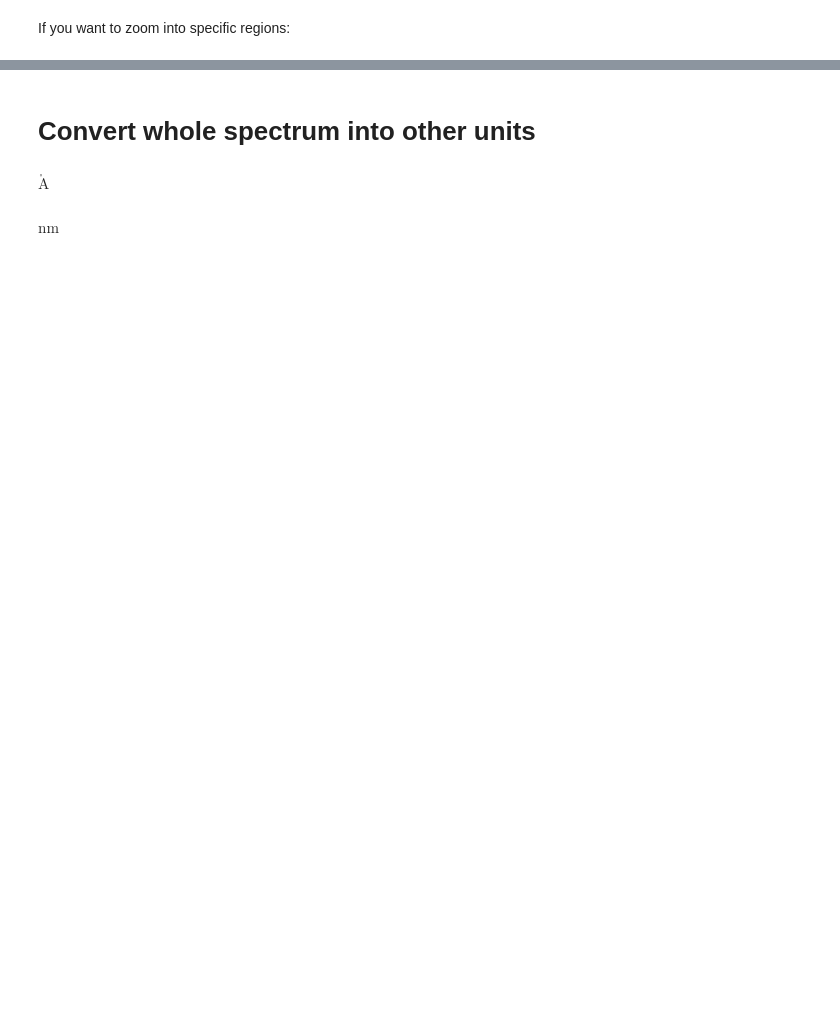
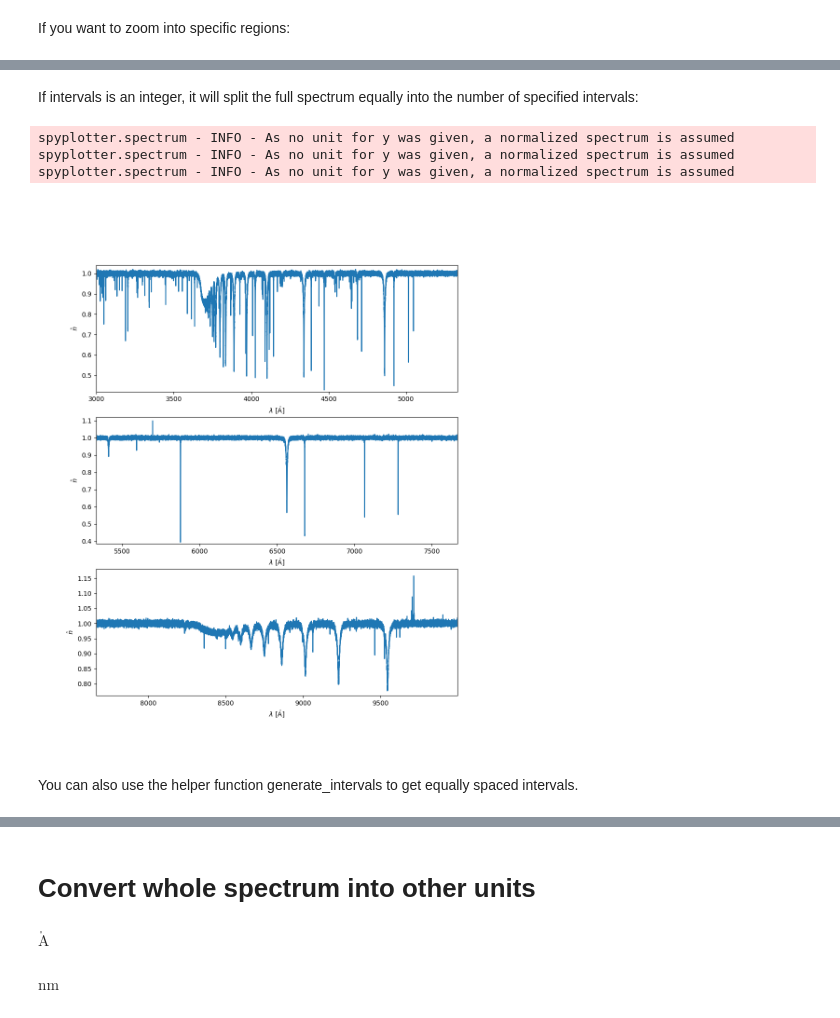
Before and after one commit to eschoesser/spyplotter, a Jupyter notebook: docs/spectrum.ipynb, the cells around one changed output, grey strips where cells are left out. Saved outputs shown, nothing was run; the diff lists cells and outputs as text; code cells hidden in the pictures; blank space fills up the shorter version.

```diff
--- a/docs/spectrum.ipynb
+++ b/docs/spectrum.ipynb
@@ -80,2 +97,13 @@ If you want to zoom multiple regions, use zoom_plot and a list of intervals. You
+# %% [markdown]
+If intervals is an integer, it will split the full spectrum equally into the number of specified intervals:
+# %%
+spectrum_sim.plot_zoom(intervals=3);
+# %% [output]
+spyplotter.spectrum - INFO - As no unit for y was given, a normalized spectrum is assumed
+spyplotter.spectrum - INFO - As no unit for y was given, a normalized spectrum is assumed
+spyplotter.spectrum - INFO - As no unit for y was given, a normalized spectrum is assumed
+[figure, added]
+# %% [markdown]
+You can also use the helper function generate_intervals to get equally spaced intervals.
 # %%
 from spyplotter.spec_tools import generate_intervals
```
Also changed, not shown: parts of 19 cells of this notebook.
